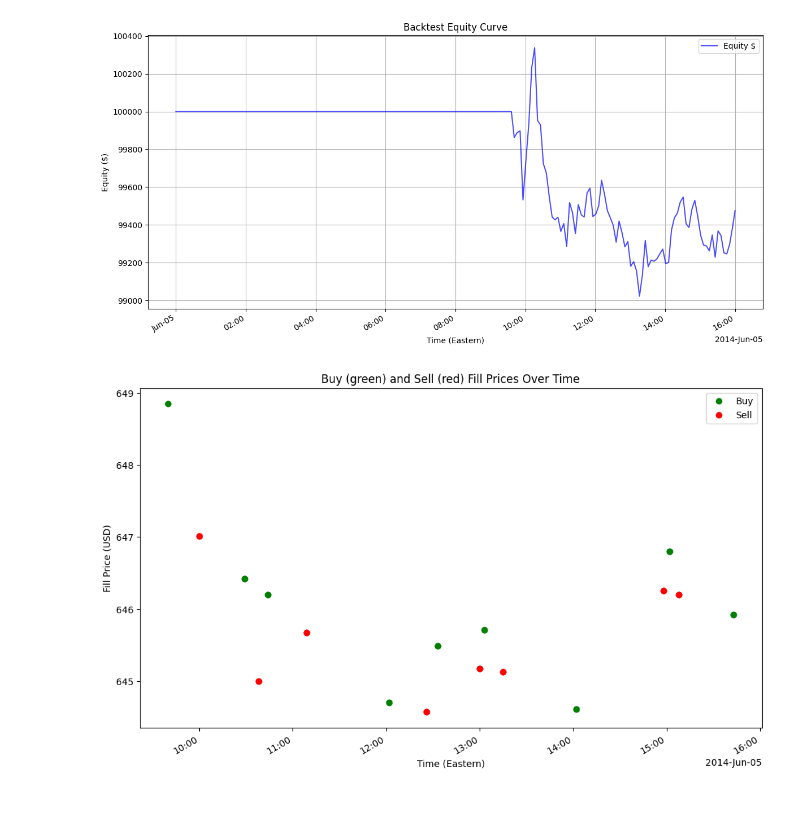
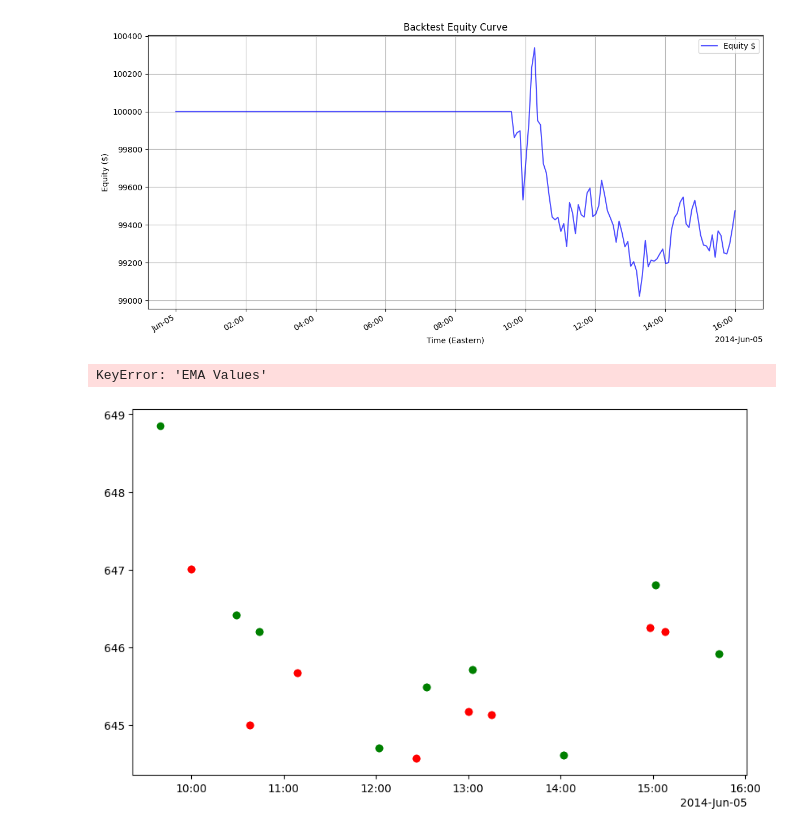
Before and after one commit to dgawdzik/dgquant, a Jupyter notebook: alg/backtest.ipynb, the cells around one changed output. Drawn from its saved outputs; the diff is of its cells as text; code cells hidden in the pictures; blank space fills up the shorter version.

```diff
--- a/alg/backtest.ipynb
+++ b/alg/backtest.ipynb
@@ -108,7 +108,7 @@ fig.update_yaxes(showspikes=True, spikecolor="grey", spikemode="across", spikesn
 fig.show(config={'scrollZoom': True})
 # %%
 # Load JSON data
-filename = "backtests/2025-03-29_20-32-11/1116578219.json"
+filename = "backtests/2025-04-12_17-09-49/1587683474.json"
 with open(filename, "r") as f:
     raw_data = json.load(f)
 
@@ -154,7 +154,7 @@ plt.show()
 [figure]
 # %%
 # 1) Load JSON data
-filename = "backtests/2025-03-29_20-32-11/1116578219-order-events.json"
+filename = "backtests/2025-04-12_17-09-49/1587683474-order-events.json"
 with open(filename, "r") as f:
     raw_data = json.load(f)
 
@@ -199,37 +199,38 @@ ax.xaxis.set_major_locator(mdates.AutoDateLocator())
 ax.xaxis.set_major_formatter(mdates.ConciseDateFormatter(ax.xaxis.get_major_locator()))
 
 # Plot EMA 10 and 30 curves
-filename = "backtests/2025-03-29_20-32-11/1116578219.json"
+filename = "backtests/2025-04-12_17-09-49/1587683474.json"
 with open(filename, "r") as f:
     raw_data = json.load(f)
 
 # Extract equity curve
 ema10_series = raw_data["charts"]["EMA Values"]["series"]["EMA10"]["values"]
 ema30_series = raw_data["charts"]["EMA Values"]["series"]["EMA30"]["values"]
 
 rows = []
 for item in ema10_series:
     # item = [unixSeconds, value]
     epoch_time, v = item
     dt_et = datetime.fromtimestamp(epoch_time, eastern)
     rows.append((dt_et, v))
 
 df_ema10 = pd.DataFrame(rows, columns=["time_et", "value"])
 
 # Sort by time_utc
 df_ema10.sort_values("time_et", inplace=True)
 # Convert timestamp to readable format
 df_ema10["time_et"] = df_ema10["time_et"].dt.tz_localize(None)
 
 #ax.plot(df_ema10["time_et"], df_ema10["value"], label="EMA 10", color="orange", alpha=0.7)
 
 fig.autofmt_xdate()  # optional, rotates labels
 plt.tight_layout()
 ax.set_xlabel("Time (Eastern)")
 ax.set_ylabel("Fill Price (USD)")
 ax.set_title("Buy (green) and Sell (red) Fill Prices Over Time")
 ax.legend()
 
 plt.show()
 # %% [output]
+KeyError: 'EMA Values'
-[figure, old version]
+[figure, new version]
```
Also changed, not shown: 5 other files.
